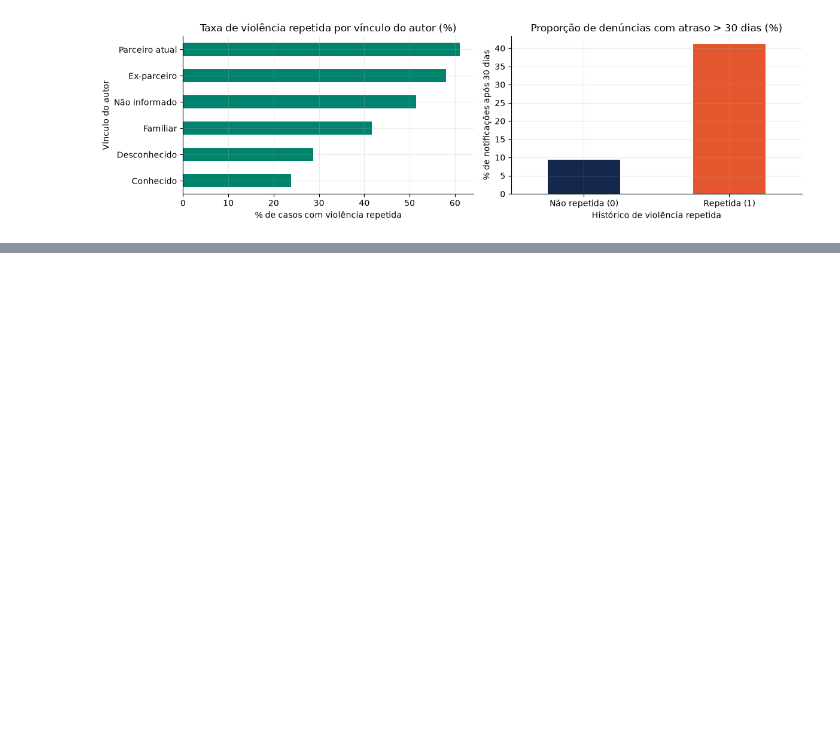
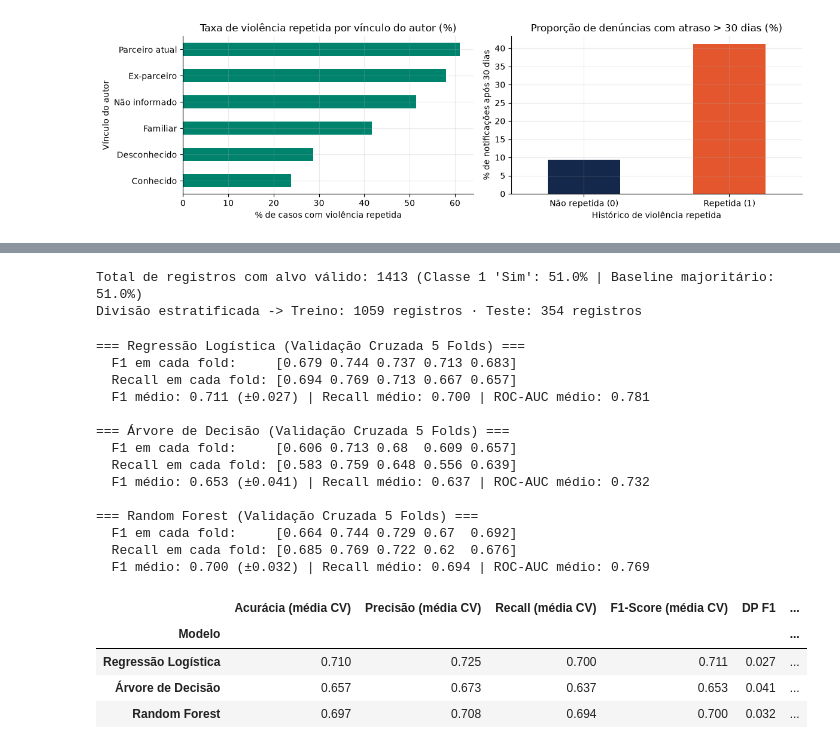
Before and after one commit to messiasrafaelb/selene, a Jupyter notebook: data-science/notebook.ipynb, the cells around one changed output, grey strips where cells are left out. Drawn from its saved outputs; the diff is of its cells as text; code cells hidden in the pictures; blank space fills up the shorter version.

```diff
--- a/data-science/notebook.ipynb
+++ b/data-science/notebook.ipynb
@@ -987,0 +970,80 @@ O diagnóstico de qualidade sobre os `1.540` registros brutos da base estruturad
+# %%
+base_modelo = df_sem_imputacao_num.dropna(subset=["alvo_bin"]).copy()
+base_modelo["alvo_bin"] = base_modelo["alvo_bin"].astype(int)
+
+colunas_numericas = ["idade", "renda_familiar", "n_filhos", "dias_ate_notificacao"]
+colunas_categoricas = ["vinculo_autor", "tipo_violencia", "local_ocorrencia", "escolaridade"]
+
+X = base_modelo[colunas_numericas + colunas_categoricas]
+y = base_modelo["alvo_bin"]
+
+baseline = max(y.mean(), 1 - y.mean())
+print(f"Total de registros com alvo válido: {len(base_modelo)} (Classe 1 'Sim': {y.mean():.1%} | Baseline majoritário: {baseline:.1%})")
+
+pre_processamento = ColumnTransformer([
+    ("numericas", Pipeline([
+        ("imputer", SimpleImputer(strategy="median")),
+        ("scaler", RobustScaler()),
+    ]), colunas_numericas),
+    ("categoricas", OneHotEncoder(handle_unknown="ignore"), colunas_categoricas),
+])
+
+X_treino, X_teste, y_treino, y_teste = train_test_split(
+    X, y, test_size=0.25, random_state=43, stratify=y
+)
+print(f"Divisão estratificada -> Treino: {len(X_treino)} registros · Teste: {len(X_teste)} registros")
+# %% [output]
+Total de registros com alvo válido: 1413 (Classe 1 'Sim': 51.0% | Baseline majoritário: 51.0%)
+Divisão estratificada -> Treino: 1059 registros · Teste: 354 registros
+# %%
+modelos_candidatos = {
+    "Regressão Logística": LogisticRegression(max_iter=2000, random_state=43),
+    "Árvore de Decisão": DecisionTreeClassifier(max_depth=5, random_state=43),
+    "Random Forest": RandomForestClassifier(n_estimators=150, max_depth=6, random_state=43),
+}
+
+validador = StratifiedKFold(n_splits=5, shuffle=True, random_state=43)
+linhas_cv = []
+
+for nome, classificador in modelos_candidatos.items():
+    pipeline = Pipeline([("pre", pre_processamento), ("modelo", classificador)])
+    scores = cross_validate(
+        pipeline, X_treino, y_treino, cv=validador,
+        scoring=["accuracy", "precision", "recall", "f1", "roc_auc"]
+    )
+    print(f"=== {nome} (Validação Cruzada 5 Folds) ===")
+    print(f"  F1 em cada fold:     {scores['test_f1'].round(3)}")
+    print(f"  Recall em cada fold: {scores['test_recall'].round(3)}")
+    print(f"  F1 médio: {scores['test_f1'].mean():.3f} (±{scores['test_f1'].std():.3f}) | Recall médio: {scores['test_recall'].mean():.3f} | ROC-AUC médio: {scores['test_roc_auc'].mean():.3f}\n")
+    linhas_cv.append({
+        "Modelo": nome,
+        "Acurácia (média CV)": round(scores["test_accuracy"].mean(), 3),
+        "Precisão (média CV)": round(scores["test_precision"].mean(), 3),
+        "Recall (média CV)": round(scores["test_recall"].mean(), 3),
+        "F1-Score (média CV)": round(scores["test_f1"].mean(), 3),
+        "DP F1": round(scores["test_f1"].std(), 3),
+        "ROC-AUC (média CV)": round(scores["test_roc_auc"].mean(), 3),
+    })
+
+tabela_cv = pd.DataFrame(linhas_cv).set_index("Modelo")
+display(tabela_cv)
+# %% [output]
+=== Regressão Logística (Validação Cruzada 5 Folds) ===
+  F1 em cada fold:     [0.679 0.744 0.737 0.713 0.683]
+  Recall em cada fold: [0.694 0.769 0.713 0.667 0.657]
+  F1 médio: 0.711 (±0.027) | Recall médio: 0.700 | ROC-AUC médio: 0.781
+
+=== Árvore de Decisão (Validação Cruzada 5 Folds) ===
+  F1 em cada fold:     [0.606 0.713 0.68  0.609 0.657]
+  Recall em cada fold: [0.583 0.759 0.648 0.556 0.639]
+  F1 médio: 0.653 (±0.041) | Recall médio: 0.637 | ROC-AUC médio: 0.732
+
+=== Random Forest (Validação Cruzada 5 Folds) ===
+  F1 em cada fold:     [0.664 0.744 0.729 0.67  0.692]
+  Recall em cada fold: [0.685 0.769 0.722 0.62  0.676]
+  F1 médio: 0.700 (±0.032) | Recall médio: 0.694 | ROC-AUC médio: 0.769
+|  | Acurácia (média CV) | Precisão (média CV) | Recall (média CV) | F1-Score (média CV) | DP F1 | ... |
+| Modelo |  |  |  |  |  | ... |
+| Regressão Logística | 0.710 | 0.725 | 0.700 | 0.711 | 0.027 | ... |
+| Árvore de Decisão | 0.657 | 0.673 | 0.637 | 0.653 | 0.041 | ... |
+| Random Forest | 0.697 | 0.708 | 0.694 | 0.700 | 0.032 | ... |
```
Also changed, not shown: parts of 30 cells of this notebook, 1 other file.
